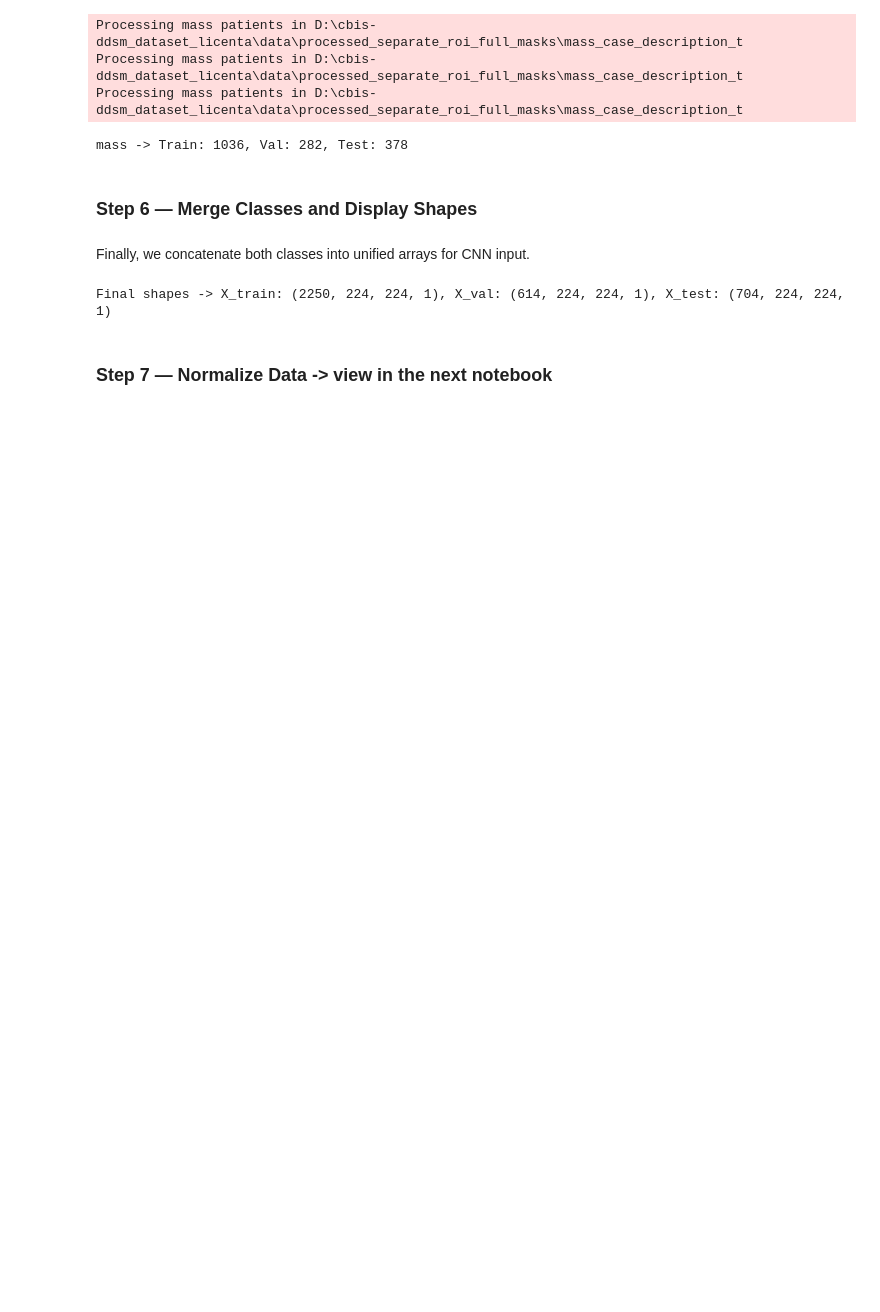
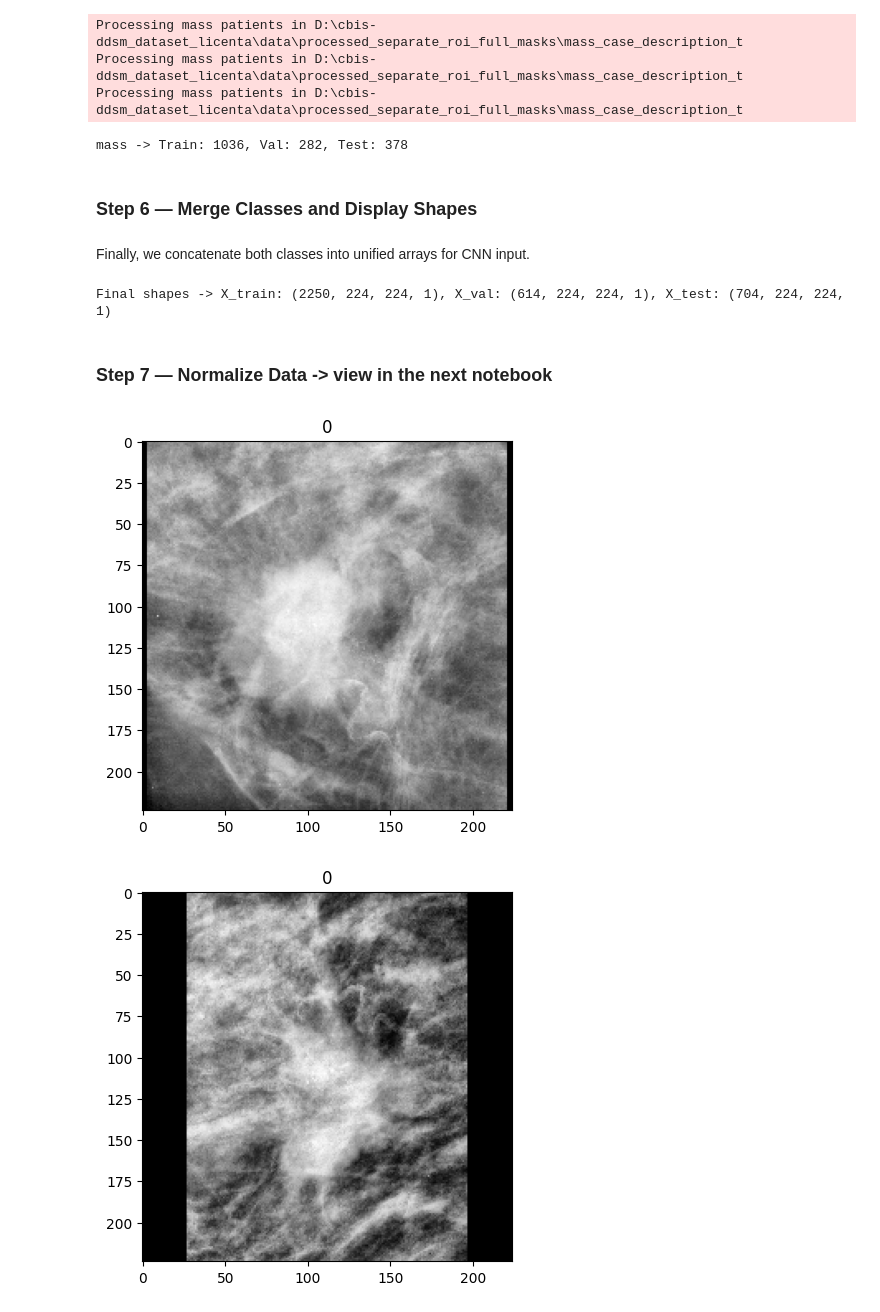
Before and after one commit to DragosTrandafir/CBIS-DDSM_BreastCancerDetection, a Jupyter notebook: notebooks/classification/cbis_ddsm_create_ROI_dataset_classification_1.ipynb, the cells around one changed output. Drawn from its saved outputs; the diff is of its cells as text; code cells hidden in the pictures; blank space fills up the shorter version.

```diff
--- a/notebooks/classification/cbis_ddsm_create_ROI_dataset_classification_1.ipynb
+++ b/notebooks/classification/cbis_ddsm_create_ROI_dataset_classification_1.ipynb
@@ -196,3 +196,12 @@ print(f"Final shapes -> X_train: {X_train.shape}, X_val: {X_val.shape}, X_test:
 Final shapes -> X_train: (2250, 224, 224, 1), X_val: (614, 224, 224, 1), X_test: (704, 224, 224, 1)
 # %% [markdown]
 ### Step 7 — Normalize Data -> view in the next notebook
+# %%
+import matplotlib.pyplot as plt
+for i in range(10):
+    plt.imshow(X_train[i].squeeze(), cmap='gray')
+    plt.title(y_train[i])
+    plt.show()
+# %% [output]
+[figure, added]
+[figure, added]
```
Also changed, not shown: parts of 1 cell of this notebook, 3 other files.
